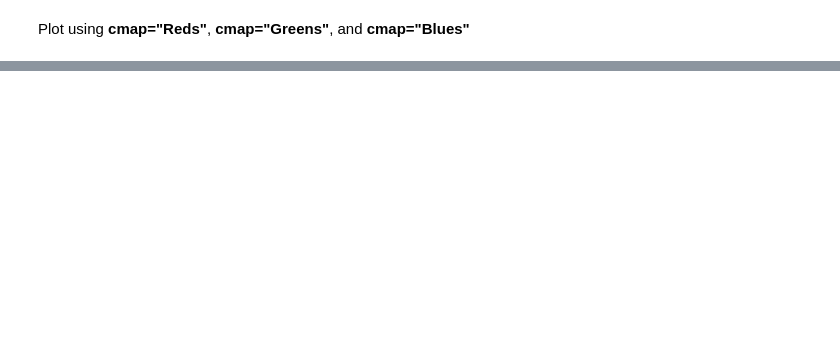
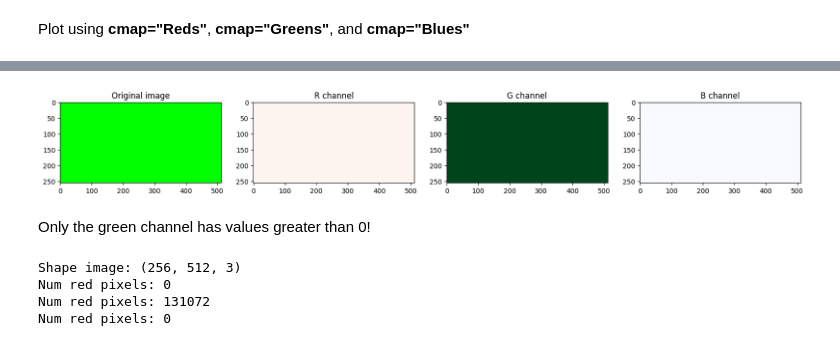
Before and after one commit to LorenzoSansone/Computer-Vision-and-Image-Processing-fundamentals, a Jupyter notebook: 00-analyze-image/Intro_images.ipynb, the cells around one changed output, grey strips where cells are left out. Saved outputs shown, nothing was run; the diff lists cells and outputs as text; code cells hidden in the pictures; blank space fills up the shorter version.

```diff
--- a/00-analyze-image/Intro_images.ipynb
+++ b/00-analyze-image/Intro_images.ipynb
@@ -251,0 +266,41 @@ plt.show()
+# %%
+img_green = cv2.imread("./img/green.png") #read the image and return the numpy array in BGR format
+img_green = cv2.cvtColor(img_green, cv2.COLOR_BGR2RGB)
+
+R = img_green[:,:,0]  # Getting the first axis (R)
+G = img_green[:,:,1]  # Getting the second axis (G)
+B = img_green[:,:,2]  # Getting the third axis (B)
+
+plt.figure(figsize = (20, 10))
+
+plt.subplot(1,4,1)
+plt.imshow(img_green)
+plt.title("Original image")
+
+plt.subplot(1,4,2)
+plt.imshow(R, cmap="Reds", vmin=0, vmax=255)
+plt.title("R channel")
+
+plt.subplot(1,4,3)
+plt.imshow(G, cmap="Greens", vmin=0, vmax=255)
+plt.title("G channel")
+
+plt.subplot(1,4,4)
+plt.imshow(B, cmap="Blues", vmin=0, vmax=255)
+plt.title("B channel")
+
+plt.show()
+# %% [output]
+[figure, added]
+# %% [markdown]
+Only the green channel has values greater than 0!
+# %%
+print(f"Shape image: {img_green.shape}")
+print(f"Num red pixels: {np.sum(R > 0)}")
+print(f"Num red pixels: {np.sum(G > 0)}")
+print(f"Num red pixels: {np.sum(B > 0)}")
+# %% [output]
+Shape image: (256, 512, 3)
+Num red pixels: 0
+Num red pixels: 131072
+Num red pixels: 0
```
Also changed, not shown: parts of 15 cells of this notebook, 1 other file.
